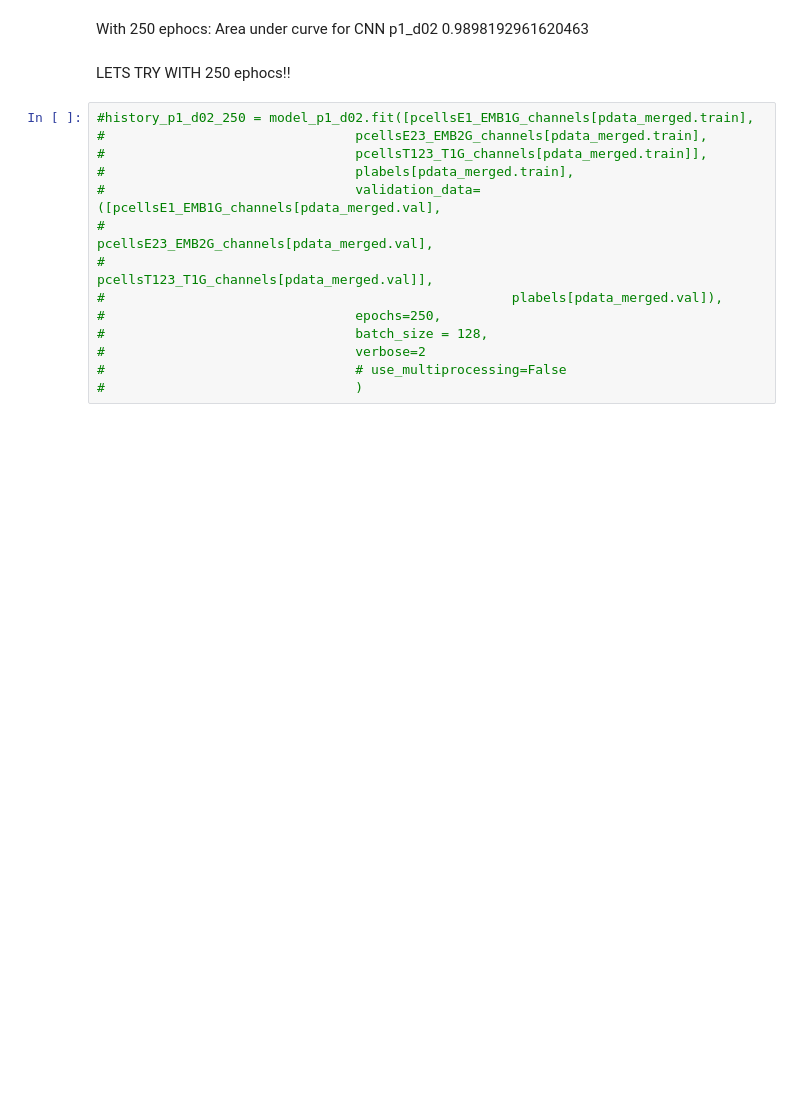
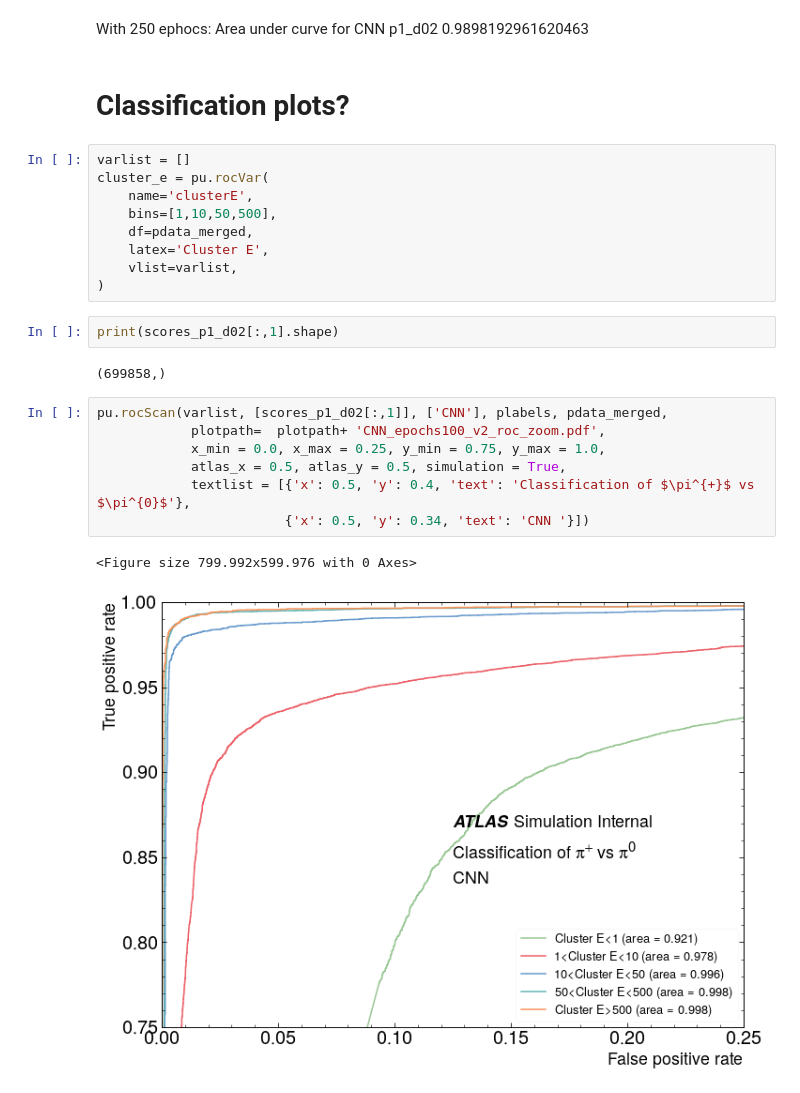
Before and after one commit to diliamariap/LCStudies, a Jupyter notebook: classifier/TopoClusterClassifierLargerCNN_Dilia.ipynb, the cells around one changed output. Drawn from its saved outputs; the diff is of its cells as text; blank space fills up the shorter version.

Commit message:
The first CNN classifier plots

```diff
--- a/classifier/TopoClusterClassifierLargerCNN_Dilia.ipynb
+++ b/classifier/TopoClusterClassifierLargerCNN_Dilia.ipynb
@@ -335,18 +335,27 @@ With 100 ephocs: Area under curve for CNN p1_d02 0.9863198848439804
 # %% [markdown]
 With 250 ephocs: Area under curve for CNN p1_d02 0.9898192961620463
-# %% [markdown]
-LETS TRY WITH 250 ephocs!!
-# %%
-#history_p1_d02_250 = model_p1_d02.fit([pcellsE1_EMB1G_channels[pdata_merged.train],
-#                                pcellsE23_EMB2G_channels[pdata_merged.train],
-#                                pcellsT123_T1G_channels[pdata_merged.train]],
-#                                plabels[pdata_merged.train],
-#                                validation_data=([pcellsE1_EMB1G_channels[pdata_merged.val],
-#                                                    pcellsE23_EMB2G_channels[pdata_merged.val],
-#                                                    pcellsT123_T1G_channels[pdata_merged.val]],
-#                                                    plabels[pdata_merged.val]),
-#                                epochs=250,
-#                                batch_size = 128,
-#                                verbose=2
-#                                # use_multiprocessing=False
-#                                )
+# %% [markdown]
+# Classification plots?
+# %%
+varlist = []
+cluster_e = pu.rocVar(
+    name='clusterE',
+    bins=[1,10,50,500],
+    df=pdata_merged,
+    latex='Cluster E',
+    vlist=varlist,
+)
+# %%
+print(scores_p1_d02[:,1].shape)
+# %% [output]
+(699858,)
+# %%
+pu.rocScan(varlist, [scores_p1_d02[:,1]], ['CNN'], plabels, pdata_merged,
+            plotpath=  plotpath+ 'CNN_epochs100_v2_roc_zoom.pdf',
+            x_min = 0.0, x_max = 0.25, y_min = 0.75, y_max = 1.0,
+            atlas_x = 0.5, atlas_y = 0.5, simulation = True,
+            textlist = [{'x': 0.5, 'y': 0.4, 'text': 'Classification of $\pi^{+}$ vs $\pi^{0}$'},
+                        {'x': 0.5, 'y': 0.34, 'text': 'CNN '}])
+# %% [output]
+<Figure size 799.992x599.976 with 0 Axes>
+[figure, added]
```
Also changed, not shown: parts of 5 cells of this notebook.
